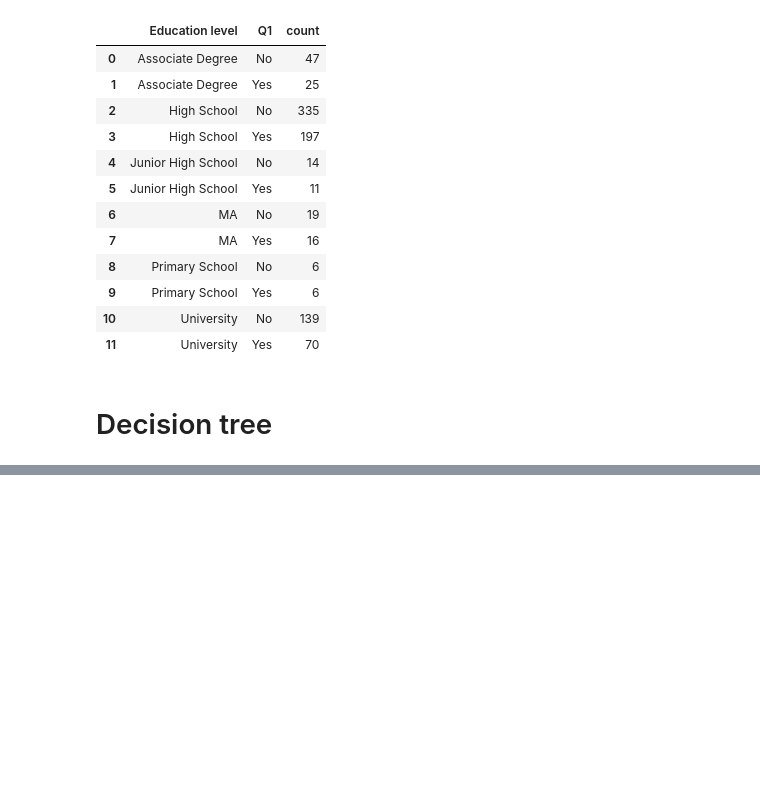
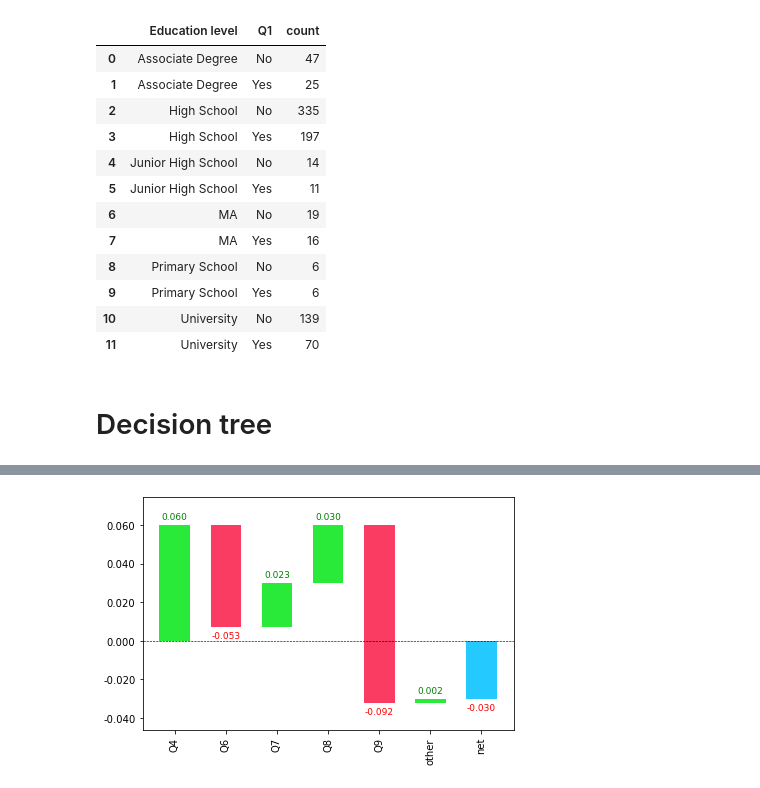
Before and after one commit to BoronII/data-analysis-visualization-sample, a Jupyter notebook: notebooks/02_Turkey_political_opinions.ipynb, the cells around one changed output, grey strips where cells are left out. Saved outputs shown, nothing was run; the diff lists cells and outputs as text; code cells hidden in the pictures; blank space fills up the shorter version.

```diff
--- a/notebooks/02_Turkey_political_opinions.ipynb
+++ b/notebooks/02_Turkey_political_opinions.ipynb
@@ -273,0 +366,7 @@ Primary questions
+# %%
+to = TabularPandas(df, procs, cat,
+                           y_names=dep_var, splits=splits, do_setup=True,
+                           reduce_memory=True)
+# %%
+xs, y             = to.train.xs, to.train.y
+valid_xs, valid_y = to.valid.xs, to.valid.y
@@ -273,0 +382,2 @@ Primary questions
+# %%
+row = valid_xs.iloc[:5]
@@ -273,0 +393,2 @@ Primary questions
+# %%
+prediction,bias,contributions = treeinterpreter.predict(model, row.values)
@@ -273,0 +397,4 @@ Primary questions
+# %%
+waterfall(valid_xs.columns, contributions[0][:,1], threshold=0.15,
+          rotation_value=90, formatting='{:,.3f}')
+# %% [output]
@@ -273,0 +402 @@ Primary questions
+[figure, added]
```
Also changed, not shown: parts of 31 cells of this notebook, 5 other files.
